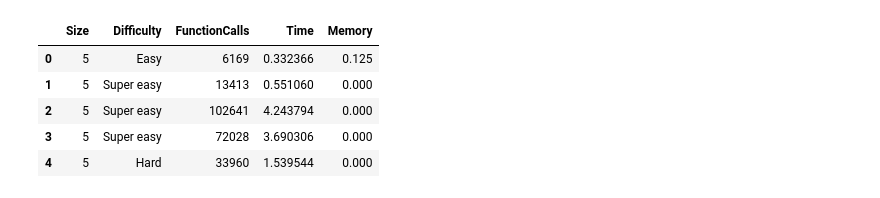
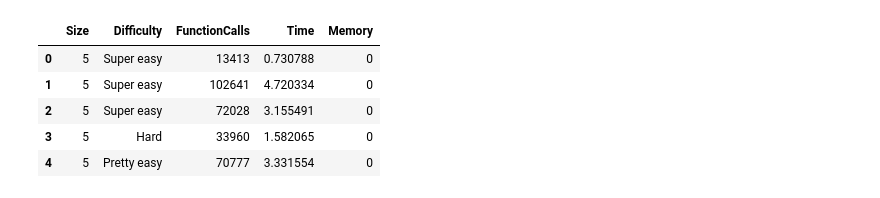
Before and after one commit to qmi03/hitori, a Jupyter notebook: data.ipynb, the cells around one changed output. Drawn from its saved outputs; the diff is of its cells as text; code cells hidden in the pictures.

```diff
--- a/data.ipynb
+++ b/data.ipynb
@@ -6,10 +7,10 @@ import seaborn as sns
 # %%
-df = pd.read_csv('hitori_metrics.csv')
-df.head()
+df_5x5 = pd.read_csv('hitori_metrics_5x5.csv')
+df_5x5.head()
 # %% [output]
 |  | Size | Difficulty | FunctionCalls | Time | Memory |
-| 0 | 5 | Easy | 6169 | 0.332366 | 0.125 |
-| 1 | 5 | Super easy | 13413 | 0.551060 | 0.000 |
-| 2 | 5 | Super easy | 102641 | 4.243794 | 0.000 |
-| 3 | 5 | Super easy | 72028 | 3.690306 | 0.000 |
-| 4 | 5 | Hard | 33960 | 1.539544 | 0.000 |
+| 0 | 5 | Super easy | 13413 | 0.730788 | 0 |
+| 1 | 5 | Super easy | 102641 | 4.720334 | 0 |
+| 2 | 5 | Super easy | 72028 | 3.155491 | 0 |
+| 3 | 5 | Hard | 33960 | 1.582065 | 0 |
+| 4 | 5 | Pretty easy | 70777 | 3.331554 | 0 |
```
Also changed, not shown: parts of 11 cells of this notebook, 2 other files.
